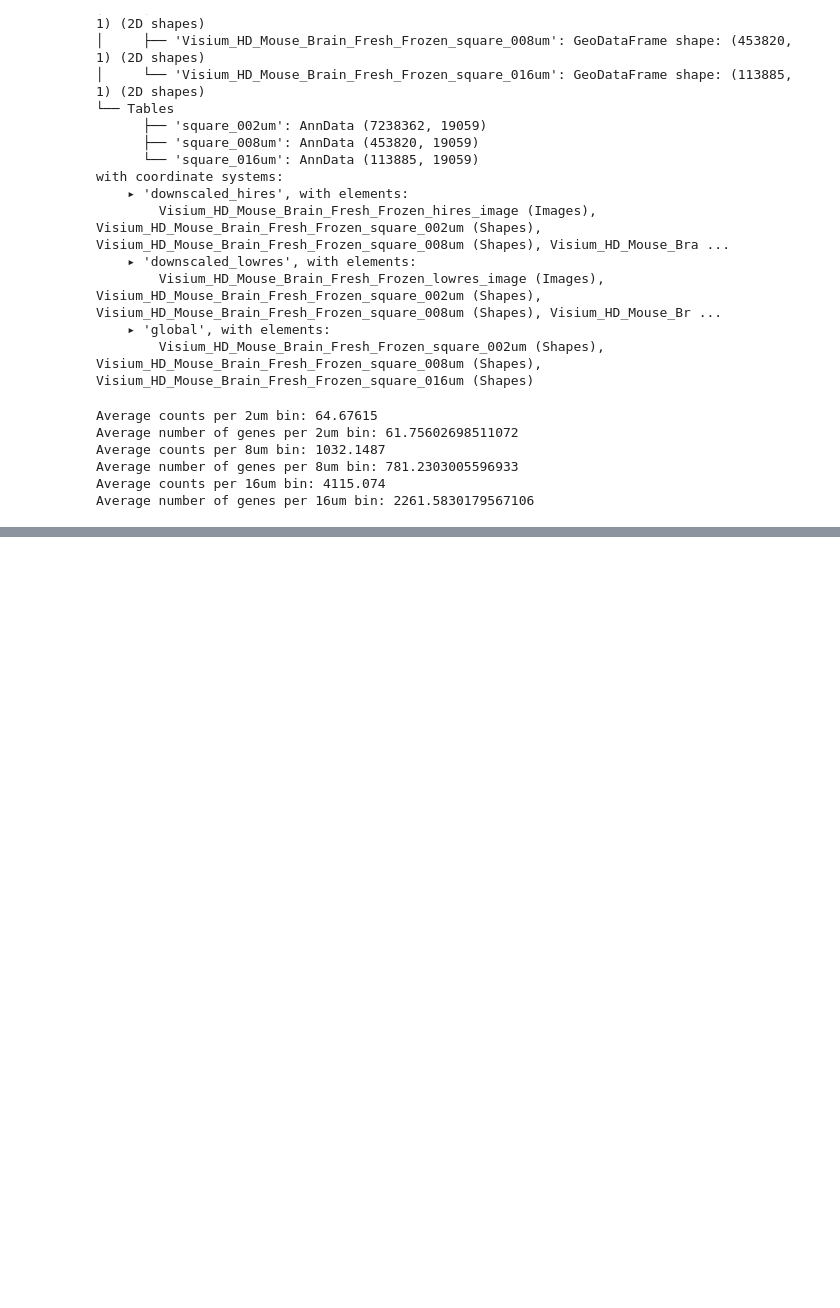
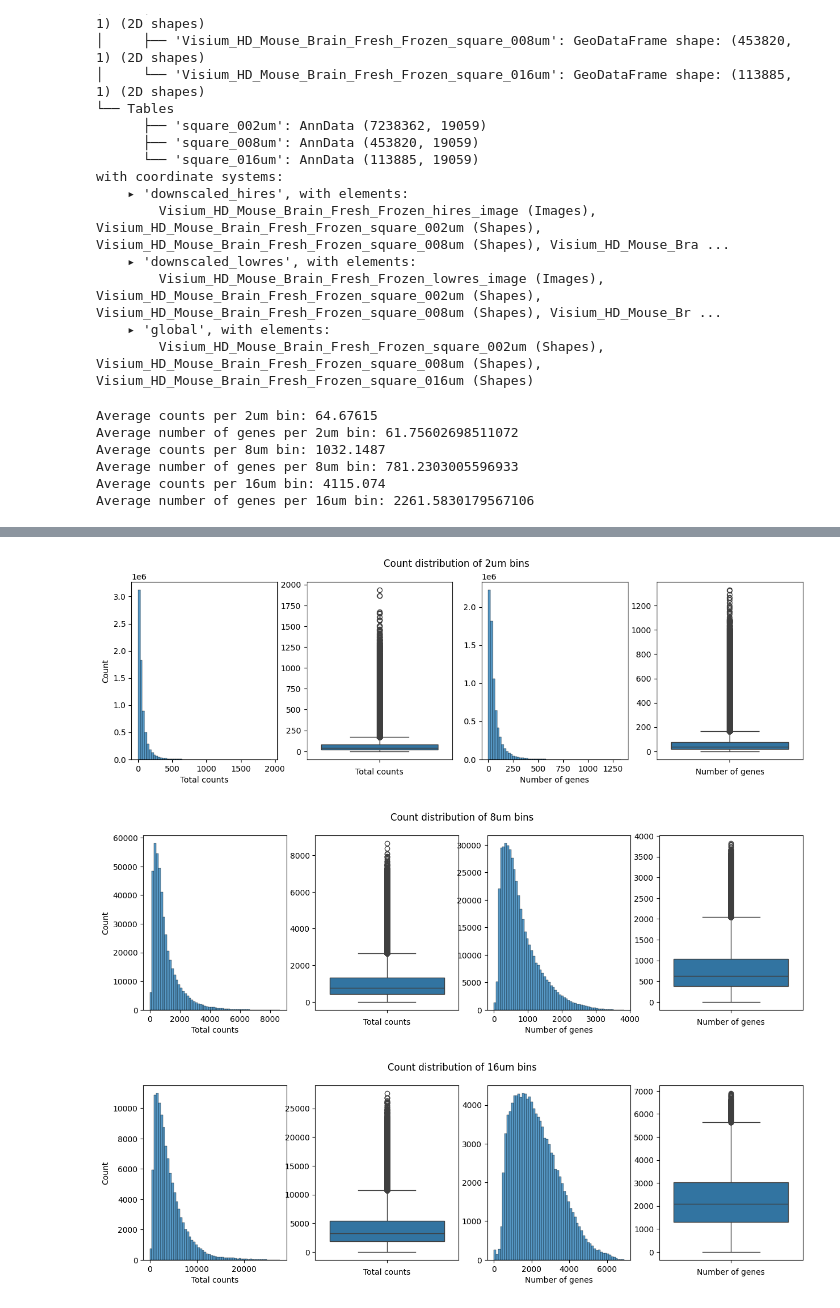
Before and after one commit to csangara/visium-hd, a Jupyter notebook: visium_hd_brain_ff/1_3_explore_st.ipynb, the cells around one changed output, grey strips where cells are left out. Saved outputs shown, nothing was run; the diff lists cells and outputs as text; code cells hidden in the pictures; blank space fills up the shorter version.

```diff
--- a/visium_hd_brain_ff/1_3_explore_st.ipynb
+++ b/visium_hd_brain_ff/1_3_explore_st.ipynb
@@ -117,2 +56,0 @@ snrnp_genes
-# %%
-adata = sdata.tables['square_008um']
@@ -277,0 +57,36 @@ sdata.pl.render_images("Visium_HD_Mouse_Brain_hires_image").pl.show(coordinate_s
+# %%
+for bin_size in bin_sizes:
+    bin_name = "square_{:03d}um".format(bin_size)
+
+    # Count distribution per bin size
+    adata = sdata.tables[bin_name]
+    adata.obs["total_counts"] = adata.X.sum(axis=1)
+    adata.obs["n_genes_by_counts"] = (adata.X > 0).sum(axis=1)
+
+    fig, axs = plt.subplots(1, 4, figsize=(15, 4))
+    sns.histplot(adata.obs["total_counts"], kde=False, bins=60, ax=axs[0])
+    sns.boxplot(adata.obs["total_counts"], ax=axs[1])
+
+    sns.histplot(adata.obs["n_genes_by_counts"], kde=False, bins=60, ax=axs[2])
+    sns.boxplot(adata.obs["n_genes_by_counts"], ax=axs[3])
+
+    # Set overall title
+    fig.suptitle("Count distribution of {}um bins".format(bin_size))
+
+    # Set title and labels
+    axs[0].set_xlabel("Total counts")
+    axs[1].set_xlabel("Total counts")
+    axs[2].set_xlabel("Number of genes")
+    axs[3].set_xlabel("Number of genes")
+
+    # Turn off y-axis title
+    axs[1].set_ylabel("")
+    axs[2].set_ylabel("")
+    axs[3].set_ylabel("")
+
+    # Save plot
+    plt.savefig("plots/histogram_count_genes_{}um.png".format(bin_size), dpi=300)
+# %% [output]
+[figure, added]
+[figure, added]
+[figure, added]
```
Also changed, not shown: parts of 24 cells of this notebook, 41 other files.
